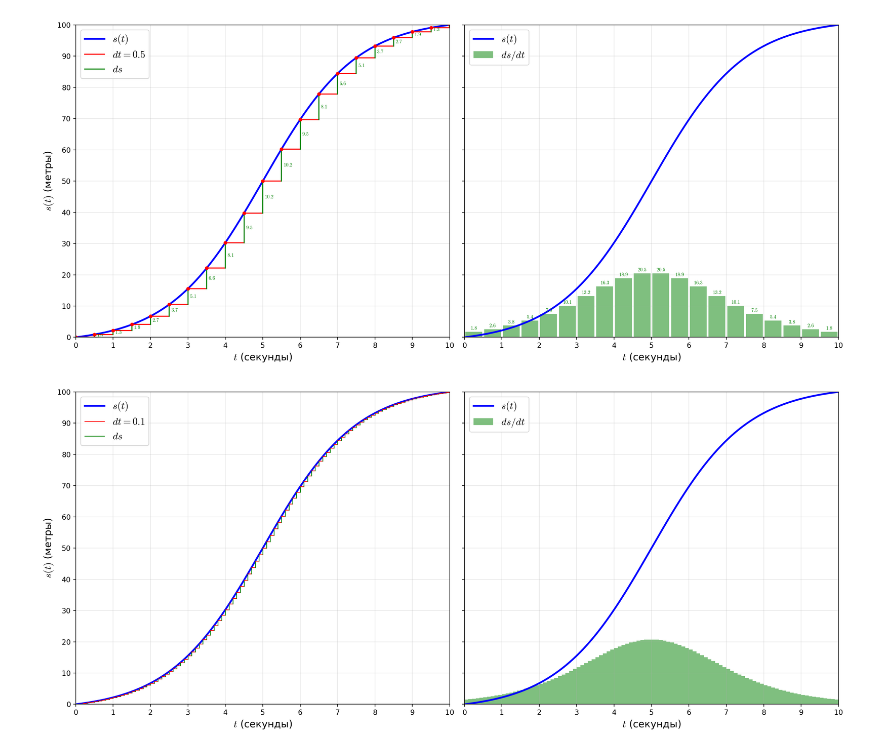
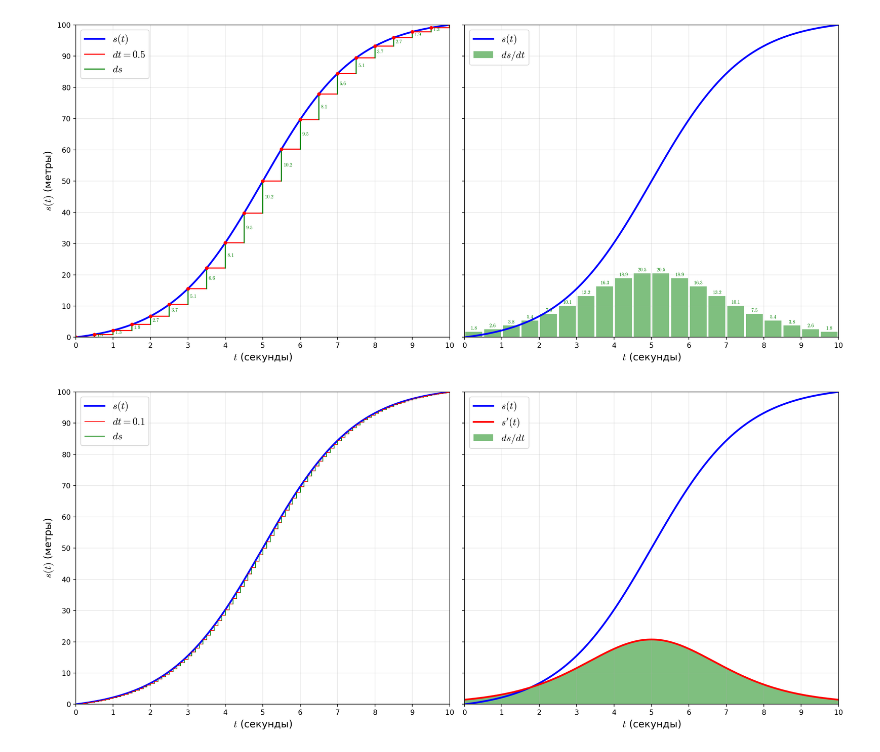
Before and after one commit to sabahtalateh/ainots, a Jupyter notebook: calculus/02-derivative-paradox.ipynb, the cells around one changed output. Saved outputs shown, nothing was run; the diff lists cells and outputs as text; code cells hidden in the pictures.

```diff
--- a/calculus/02-derivative-paradox.ipynb
+++ b/calculus/02-derivative-paradox.ipynb
@@ -208,31 +208,34 @@ for i in range(n_intervals_01):
 ax5.set_xlabel(r'$t$ (секунды)', fontsize=14)
 ax5.set_ylabel(r'$s(t)$ (метры)', fontsize=14)
 ax5.set_xlim(0, 10)
 ax5.set_ylim(0, 100)
 ax5.set_xticks(range(0, 11))
 ax5.set_yticks(range(0, 110, 10))
 ax5.legend(loc='upper left', fontsize=14)
 ax5.grid(True, alpha=0.3)
 
 # ===== Правый график: s(t) и столбики ds =====
 ax6.set_facecolor('white')
 ax6.plot(t, s(t), 'b-', linewidth=2.5, label=r'$s(t)$')
 
 # Вычисляем ds/dt для каждого интервала
 t_bars_01 = np.arange(dt_01/2, 10, dt_01)  # Центры столбиков
 ds_dt_values_01 = [(s((i+1)*dt_01) - s(i*dt_01)) / dt_01 for i in range(n_intervals_01)]
 
 # Столбики ds/dt
 ax6.bar(t_bars_01, ds_dt_values_01, width=dt_01, alpha=0.5, color='green', label=r'$ds/dt$')
 
+# Линия производной s'(t)
+ax6.plot(t, s_derivative(t), 'r-', linewidth=2.5, label=r"$s'(t)$")
+
 ax6.set_xlabel(r'$t$ (секунды)', fontsize=14)
 ax6.set_xlim(0, 10)
 ax6.set_xticks(range(0, 11))
 ax6.legend(loc='upper left', fontsize=14)
 
 ax6.grid(True, alpha=0.3)
 
 plt.tight_layout()
 plt.show()
 # %% [output]
-[figure, old version]
+[figure, new version]
```
Also changed, not shown: 2 other files.
